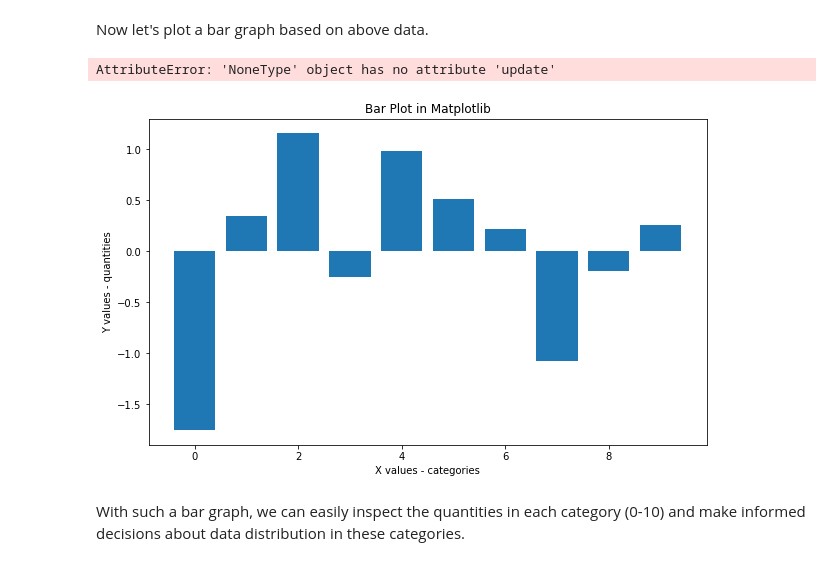
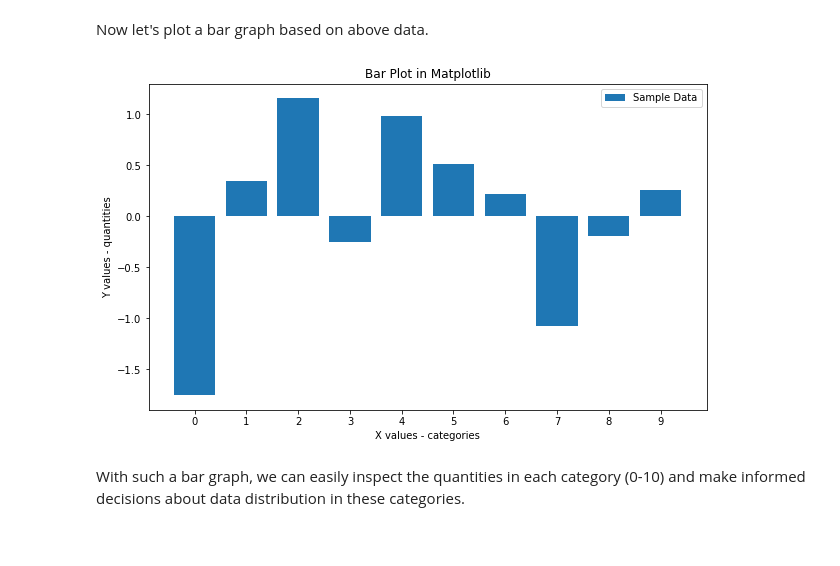
Before and after one commit to mzhou356/dsc-data-viz-dc-ds-060319, a Jupyter notebook: index.ipynb, the cells around one changed output. Drawn from its saved outputs; the diff is of its cells as text; code cells hidden in the pictures.

```diff
--- a/index.ipynb
+++ b/index.ipynb
@@ -103,21 +103,20 @@ Now let's plot a bar graph based on above data.
 # %%
 plt.figure(figsize=(10,6))
 
 # Use bar() function to create a plot using above values on both x and y co-ordinates. Add a label.
 plt.bar(x, y, label='Sample Data')
 
 plt.xlabel('X values - categories')
 plt.ylabel('Y values - quantities')
 
 plt.title('Bar Plot in Matplotlib')
-plt.xticks(, np.arange(10))
+plt.xticks(np.arange(10), [str(i) for i in range(10)])
 plt.legend()
 
 # Output the final plot
 plt.show()
 # %% [output]
-AttributeError: 'NoneType' object has no attribute 'update'
-[figure, old version]
+[figure, new version]
 # %% [markdown]
 With such a bar graph, we can easily inspect the quantities in each category (0-10) and make informed decisions about data distribution in these categories.
 # %% [markdown]
```
